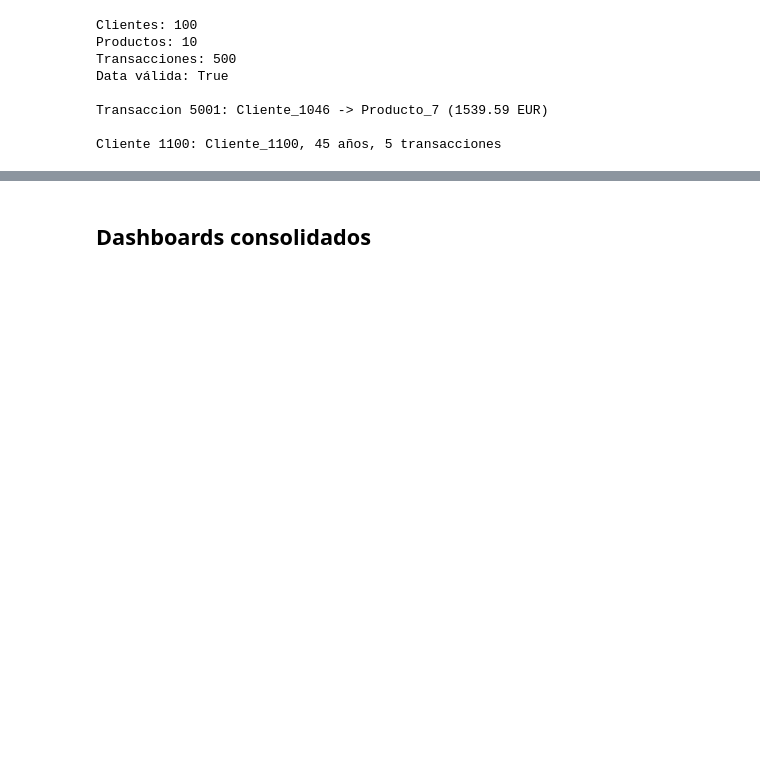
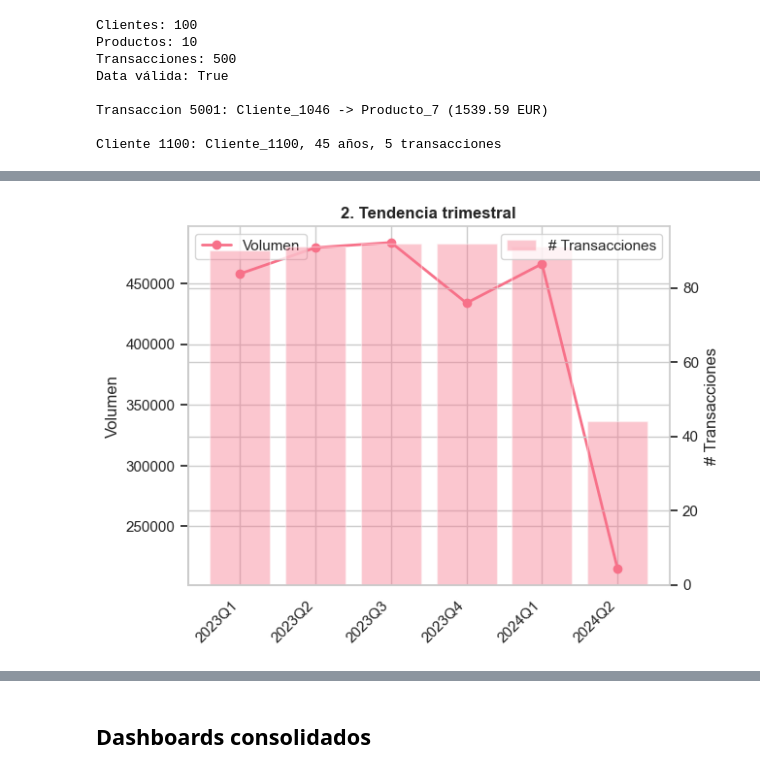
Before and after one commit to FranJCastilloC/Prueba-Tecnica-Popular, a Jupyter notebook: ide.ipynb, the cells around one changed output, grey strips where cells are left out. Drawn from its saved outputs; the diff is of its cells as text; code cells hidden in the pictures; blank space fills up the shorter version.

```diff
--- a/ide.ipynb
+++ b/ide.ipynb
@@ -95,0 +109,5 @@ Análisis de transacciones financieras. Cada gráfico responde una pregunta conc
+# %%
+grafico_2_tendencia_trimestral(datos["trimestral"])
+plt.show()
+# %% [output]
+[figure, added]
```
Also changed, not shown: parts of 25 cells of this notebook.
